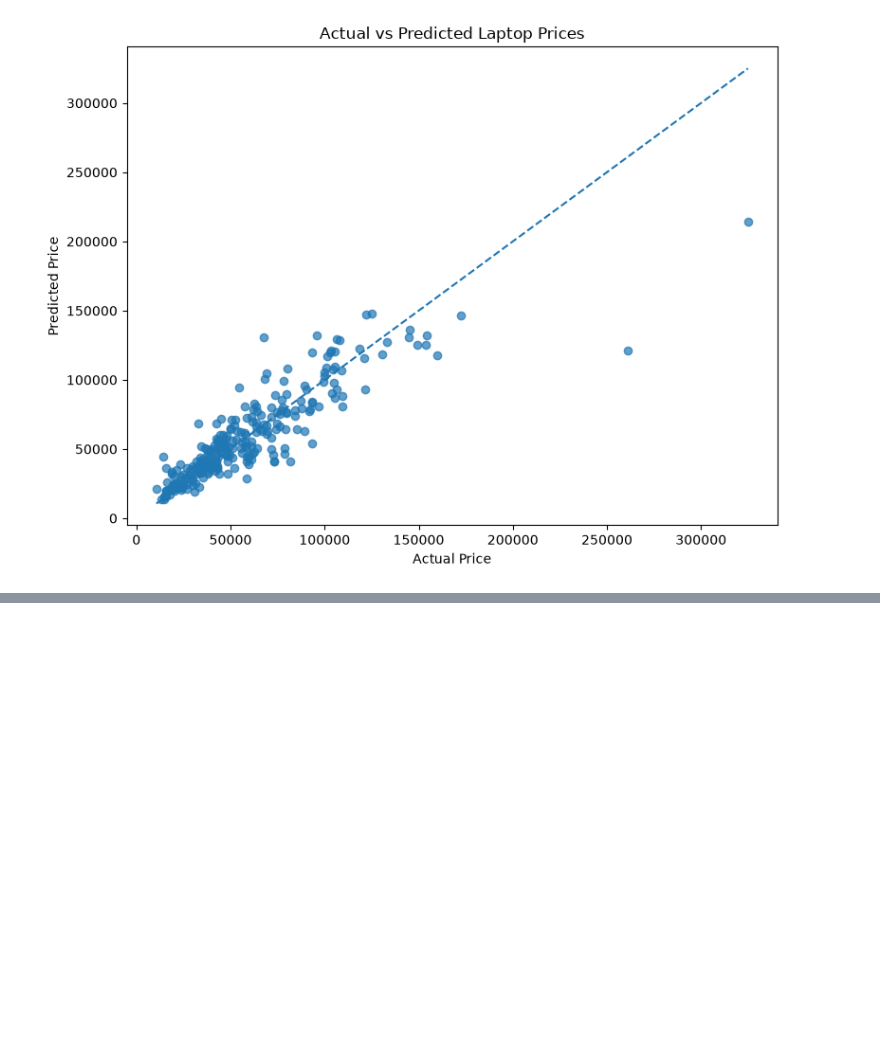
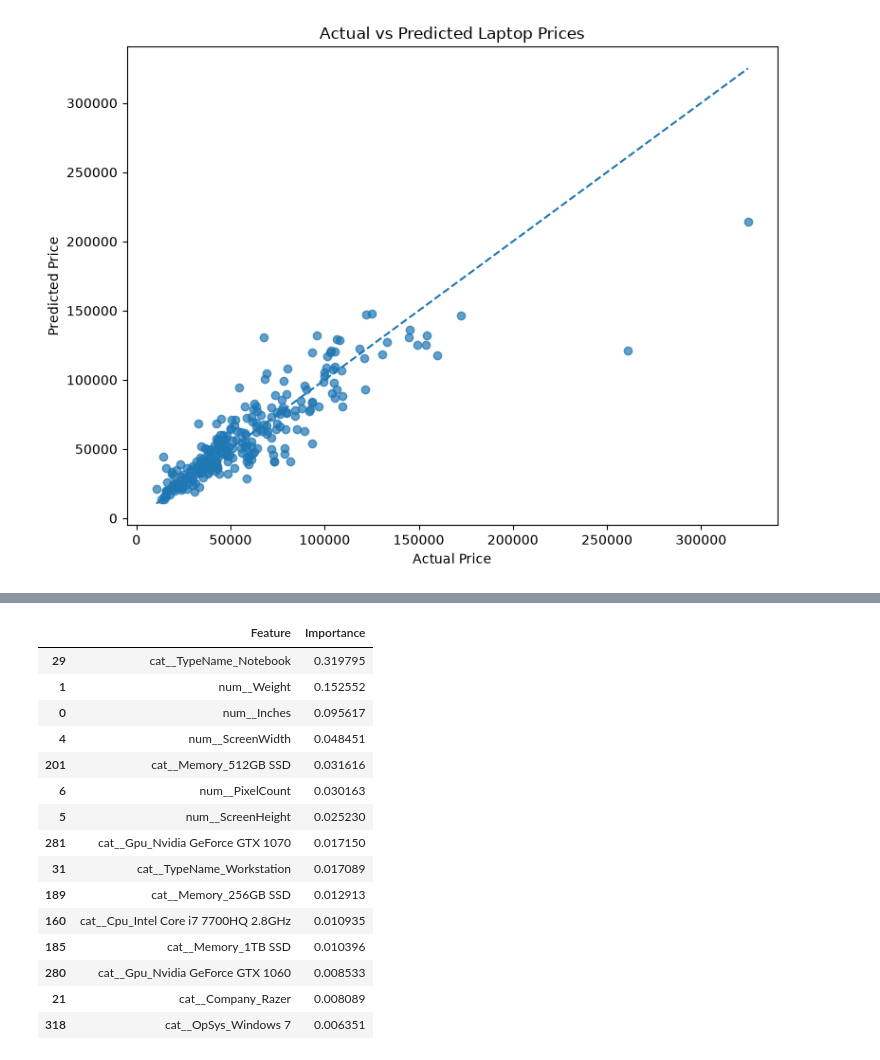
Before and after one commit to anantaaditya07/ML-Capstone, a Jupyter notebook: notebooks/Regression.ipynb, the cells around one changed output, grey strips where cells are left out. Cells and saved outputs as stored; diff of their text form; code cells hidden in the pictures; blank space fills up the shorter version.

```diff
--- a/notebooks/Regression.ipynb
+++ b/notebooks/Regression.ipynb
@@ -926,0 +960,39 @@ plt.show()
+# %%
+# Feature Importance - Random Forest
+
+best_rf_model = rf_grid.best_estimator_
+
+feature_names = best_rf_model.named_steps[
+    "preprocessor"
+].get_feature_names_out()
+
+importances = best_rf_model.named_steps[
+    "model"
+].feature_importances_
+
+feature_importance_df = pd.DataFrame({
+    "Feature": feature_names,
+    "Importance": importances
+}).sort_values(
+    by="Importance",
+    ascending=False
+)
+
+feature_importance_df.head(15)
+# %% [output]
+|  | Feature | Importance |
+| 29 | cat__TypeName_Notebook | 0.319795 |
+| 1 | num__Weight | 0.152552 |
+| 0 | num__Inches | 0.095617 |
+| 4 | num__ScreenWidth | 0.048451 |
+| 201 | cat__Memory_512GB SSD | 0.031616 |
+| 6 | num__PixelCount | 0.030163 |
+| 5 | num__ScreenHeight | 0.025230 |
+| 281 | cat__Gpu_Nvidia GeForce GTX 1070 | 0.017150 |
+| 31 | cat__TypeName_Workstation | 0.017089 |
+| 189 | cat__Memory_256GB SSD | 0.012913 |
+| 160 | cat__Cpu_Intel Core i7 7700HQ 2.8GHz | 0.010935 |
+| 185 | cat__Memory_1TB SSD | 0.010396 |
+| 280 | cat__Gpu_Nvidia GeForce GTX 1060 | 0.008533 |
+| 21 | cat__Company_Razer | 0.008089 |
+| 318 | cat__OpSys_Windows 7 | 0.006351 |
```
Also changed, not shown: parts of 4 cells of this notebook.
